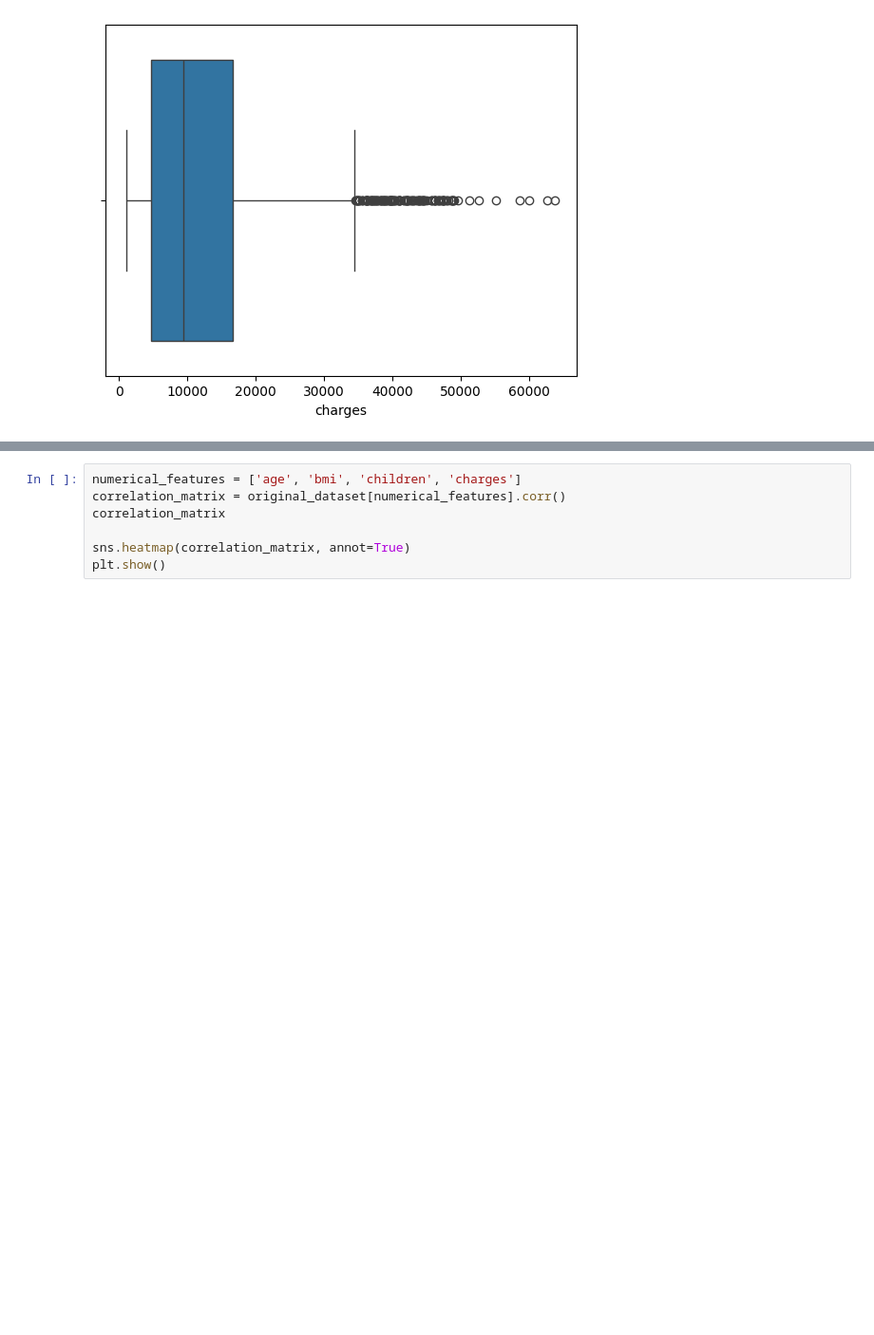
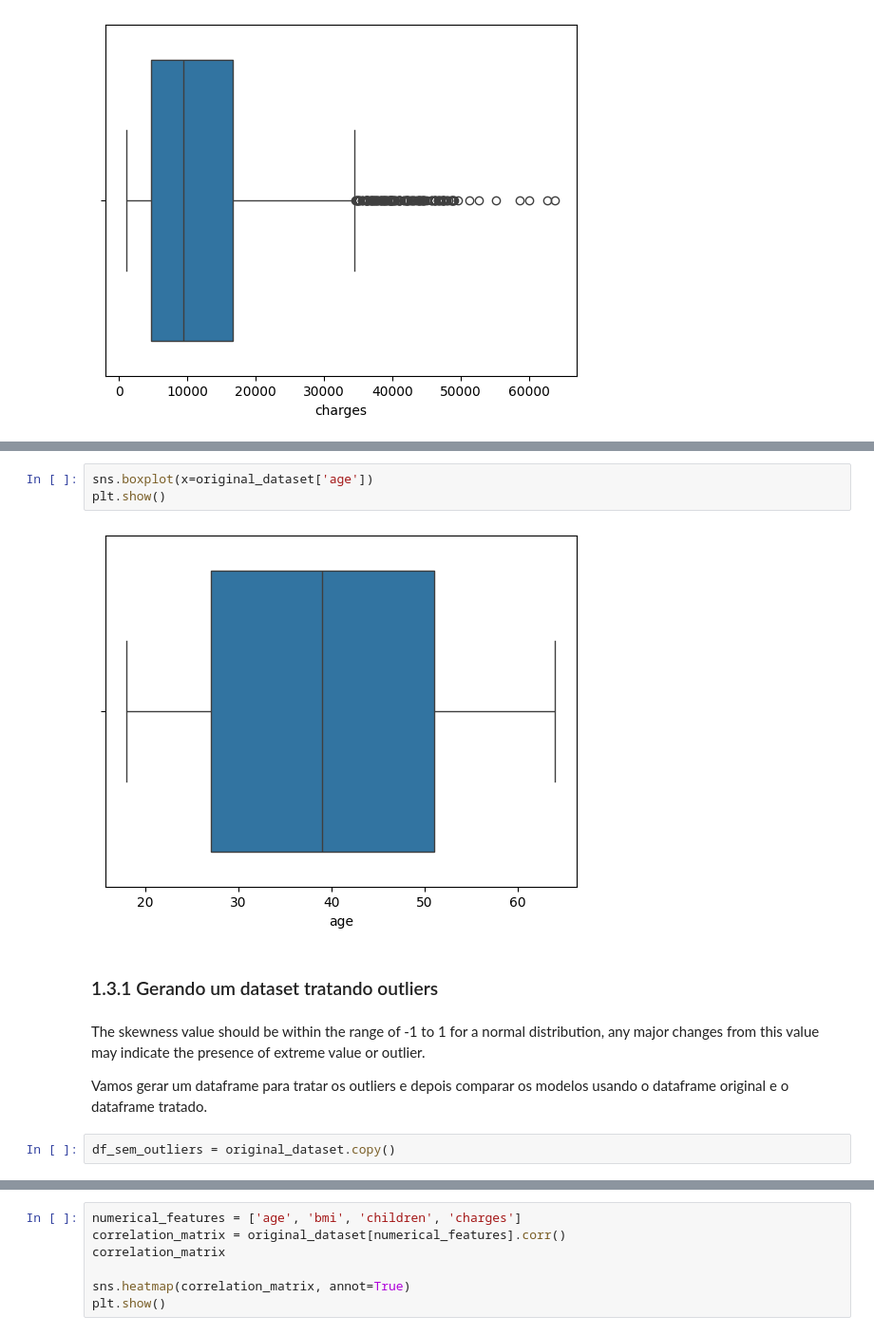
Before and after one commit to leomonteiro92/CS5950, a Jupyter notebook: _tech_challenge_fase_i.ipynb, the cells around one changed output, grey strips where cells are left out. Shown at 95% size. Drawn from its saved outputs; the diff is of its cells as text; blank space fills up the shorter version.

```diff
--- a/_tech_challenge_fase_i.ipynb
+++ b/_tech_challenge_fase_i.ipynb
@@ -74,0 +254,13 @@ As we can see, there is a lot of outliers (charges above 35000)
+# %%
+sns.boxplot(x=original_dataset['age'])
+plt.show()
+# %% [output]
+[figure, added]
+# %% [markdown]
+### 1.3.1 Gerando um dataset tratando outliers
+# %% [markdown]
+The skewness value should be within the range of -1 to 1 for a normal distribution, any major changes from this value may indicate the presence of  extreme value or outlier.
+
+Vamos gerar um dataframe para tratar os outliers e depois comparar os modelos usando o dataframe original e o dataframe tratado.
+# %%
+df_sem_outliers = original_dataset.copy()
```
Also changed, not shown: parts of 177 cells of this notebook.
